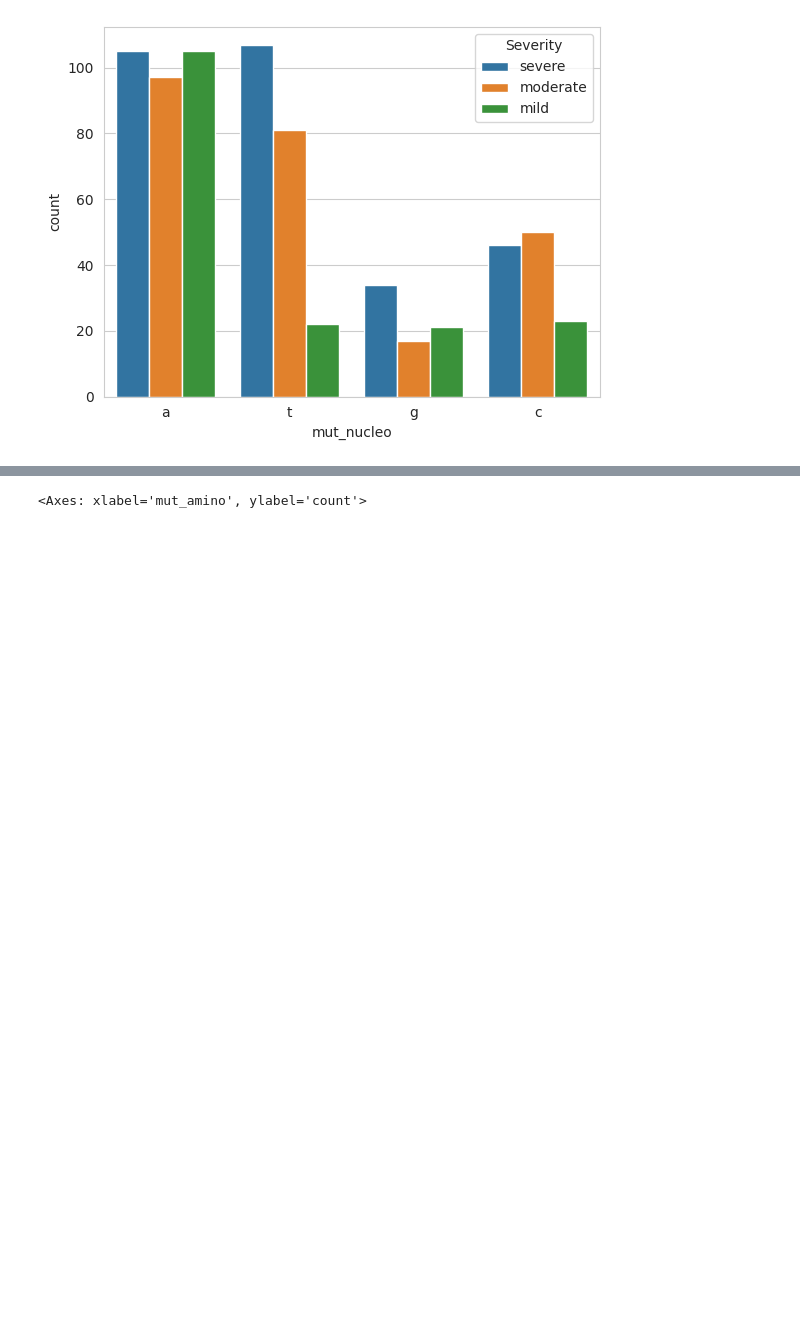
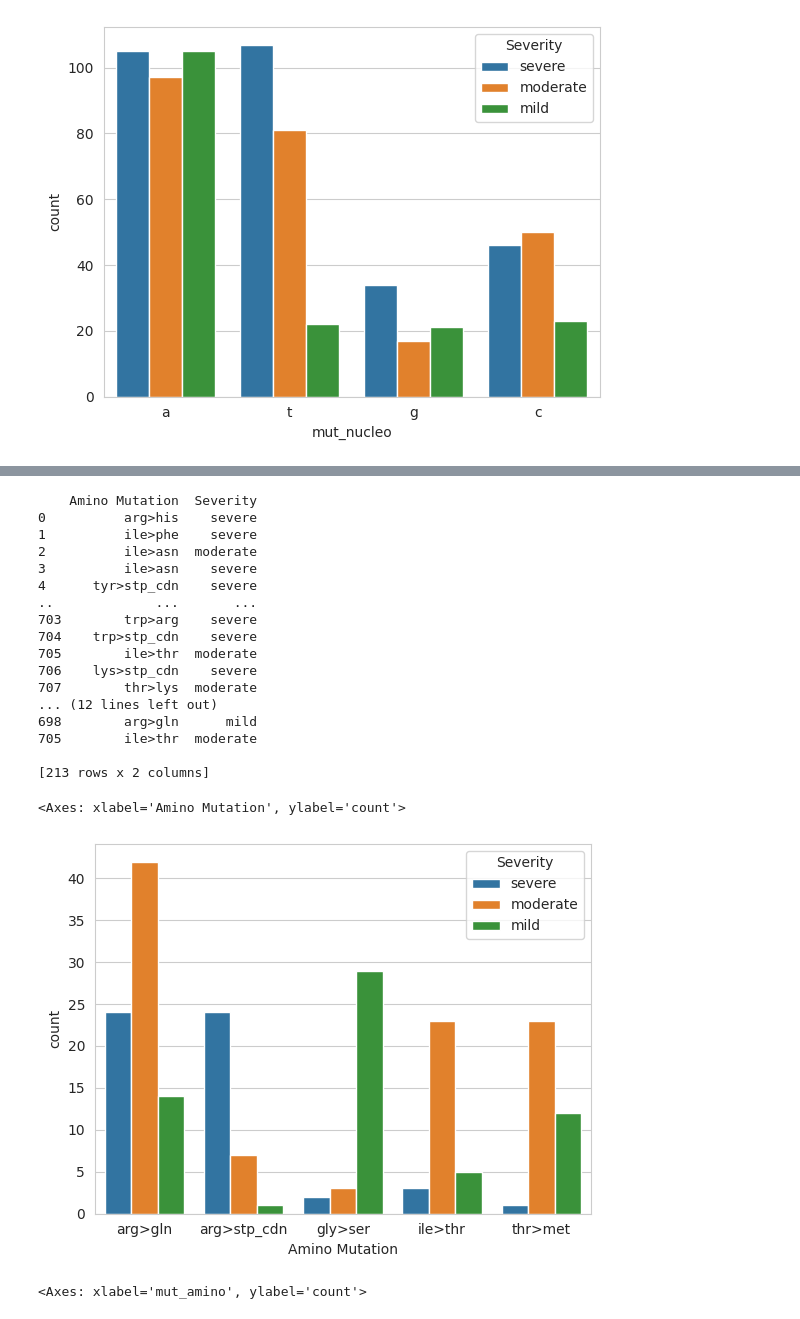
Before and after one commit to JestinGigi/Predicting_Haemophilia_B, a Jupyter notebook: Haemophilia_prediction_B.ipynb, the cells around one changed output, grey strips where cells are left out. Saved outputs shown, nothing was run; the diff lists cells and outputs as text; code cells hidden in the pictures; blank space fills up the shorter version.

```diff
--- a/Haemophilia_prediction_B.ipynb
+++ b/Haemophilia_prediction_B.ipynb
@@ -297,3 +315,37 @@ sns.countplot(data=new_df, x='mut_nucleo', hue='Severity')
+# %%
+amino_change = []
+for index, rows in new_df.iterrows():
+    amino_change.append(rows['act_amino'] + ">" + rows['mut_amino'])
+
+amino_mut = pd.DataFrame({'Amino Mutation': amino_change, 'Severity': severity})
+
+print(amino_mut)
+mut_count = amino_mut['Amino Mutation'].value_counts()
+top = list(mut_count[:5].keys())
+filter_amino = amino_mut[(amino_mut['Amino Mutation'].isin(top))]
+print(filter_amino)
+
+sns.countplot(data=filter_amino, x='Amino Mutation', hue='Severity')
+# %% [output]
+    Amino Mutation  Severity
+0          arg>his    severe
+1          ile>phe    severe
+2          ile>asn  moderate
+3          ile>asn    severe
+4      tyr>stp_cdn    severe
+..             ...       ...
+703        trp>arg    severe
+704    trp>stp_cdn    severe
+705        ile>thr  moderate
+706    lys>stp_cdn    severe
+707        thr>lys  moderate
+... (12 lines left out)
+698        arg>gln      mild
+705        ile>thr  moderate
+
+[213 rows x 2 columns]
+<Axes: xlabel='Amino Mutation', ylabel='count'>
+[figure, added]
 # %%
 plt.figure(figsize=(15,6))
 sns.countplot(data=new_df, x='mut_amino', hue='Severity')
```
Also changed, not shown: parts of 17 cells of this notebook, 4 other files.
